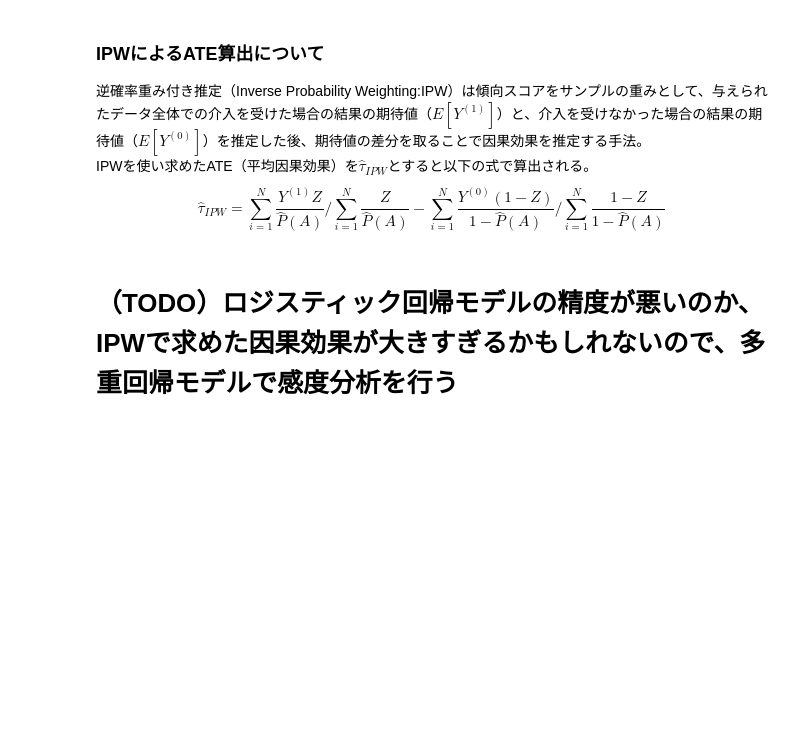
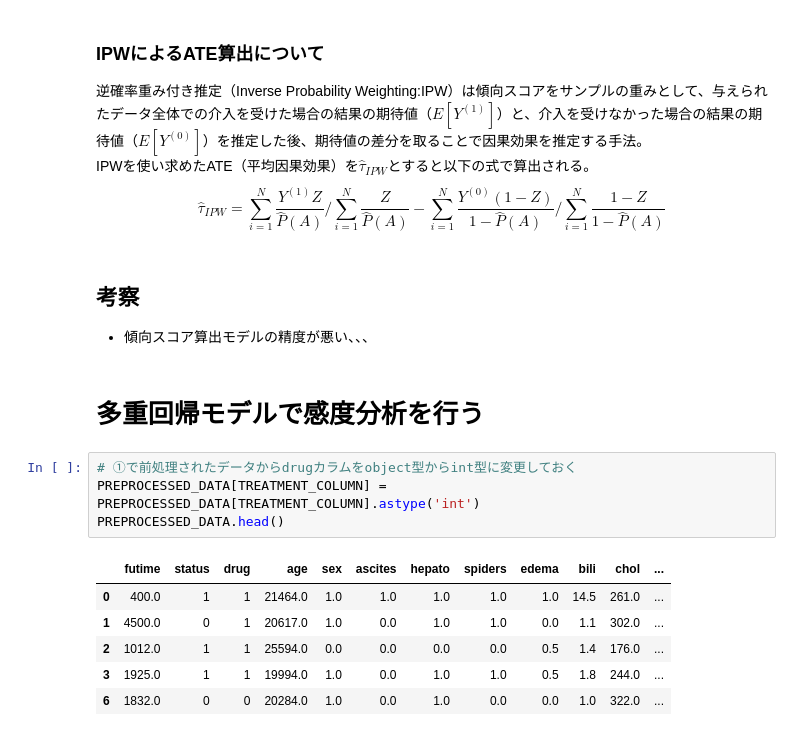
Before and after one commit to Itsuki-Hamano123/practice-casualeffect, a Jupyter notebook: PBC/Calculation_ATE_ATT_From_PBC.ipynb, the cells around one changed output. Drawn from its saved outputs; the diff is of its cells as text; blank space fills up the shorter version.

```diff
--- a/PBC/Calculation_ATE_ATT_From_PBC.ipynb
+++ b/PBC/Calculation_ATE_ATT_From_PBC.ipynb
@@ -467,5 +429,19 @@ KeyError: ignored
 逆確率重み付き推定（Inverse Probability Weighting:IPW）は傾向スコアをサンプルの重みとして、与えられたデータ全体での介入を受けた場合の結果の期待値（$E[Y^{(1)}]$）と、介入を受けなかった場合の結果の期待値（$E[Y^{(0)}]$）を推定した後、期待値の差分を取ることで因果効果を推定する手法。<br>
 IPWを使い求めたATE（平均因果効果）を$\hat{\tau}_{IPW}$とすると以下の式で算出される。
 $$\hat{\tau}_{IPW} = \sum_{i=1}^N \frac{Y^{(1)}Z}{\hat{P}(A)}/\sum_{i=1}^N \frac{Z}{\hat{P}(A)}-\sum_{i=1}^N \frac{Y^{(0)}(1-Z)}{1-\hat{P}(A)}/\sum_{i=1}^N \frac{1-Z}{1-\hat{P}(A)}$$
+# %% [markdown]
+## 考察
+- 傾向スコア算出モデルの精度が悪い、、、
 # %% [markdown]
-# （TODO）ロジスティック回帰モデルの精度が悪いのか、IPWで求めた因果効果が大きすぎるかもしれないので、多重回帰モデルで感度分析を行う
+# 多重回帰モデルで感度分析を行う
+# %%
+# ①で前処理されたデータからdrugカラムをobject型からint型に変更しておく
+PREPROCESSED_DATA[TREATMENT_COLUMN] = PREPROCESSED_DATA[TREATMENT_COLUMN].astype('int')
+PREPROCESSED_DATA.head()
+# %% [output]
+|  | futime | status | drug | age | sex | ascites | hepato | spiders | edema | bili | chol | ... |
+| 0 | 400.0 | 1 | 1 | 21464.0 | 1.0 | 1.0 | 1.0 | 1.0 | 1.0 | 14.5 | 261.0 | ... |
+| 1 | 4500.0 | 0 | 1 | 20617.0 | 1.0 | 0.0 | 1.0 | 1.0 | 0.0 | 1.1 | 302.0 | ... |
+| 2 | 1012.0 | 1 | 1 | 25594.0 | 0.0 | 0.0 | 0.0 | 0.0 | 0.5 | 1.4 | 176.0 | ... |
+| 3 | 1925.0 | 1 | 1 | 19994.0 | 1.0 | 0.0 | 1.0 | 1.0 | 0.5 | 1.8 | 244.0 | ... |
+| 6 | 1832.0 | 0 | 0 | 20284.0 | 1.0 | 0.0 | 1.0 | 0.0 | 0.0 | 1.0 | 322.0 | ... |
```
Also changed, not shown: parts of 21 cells of this notebook.
